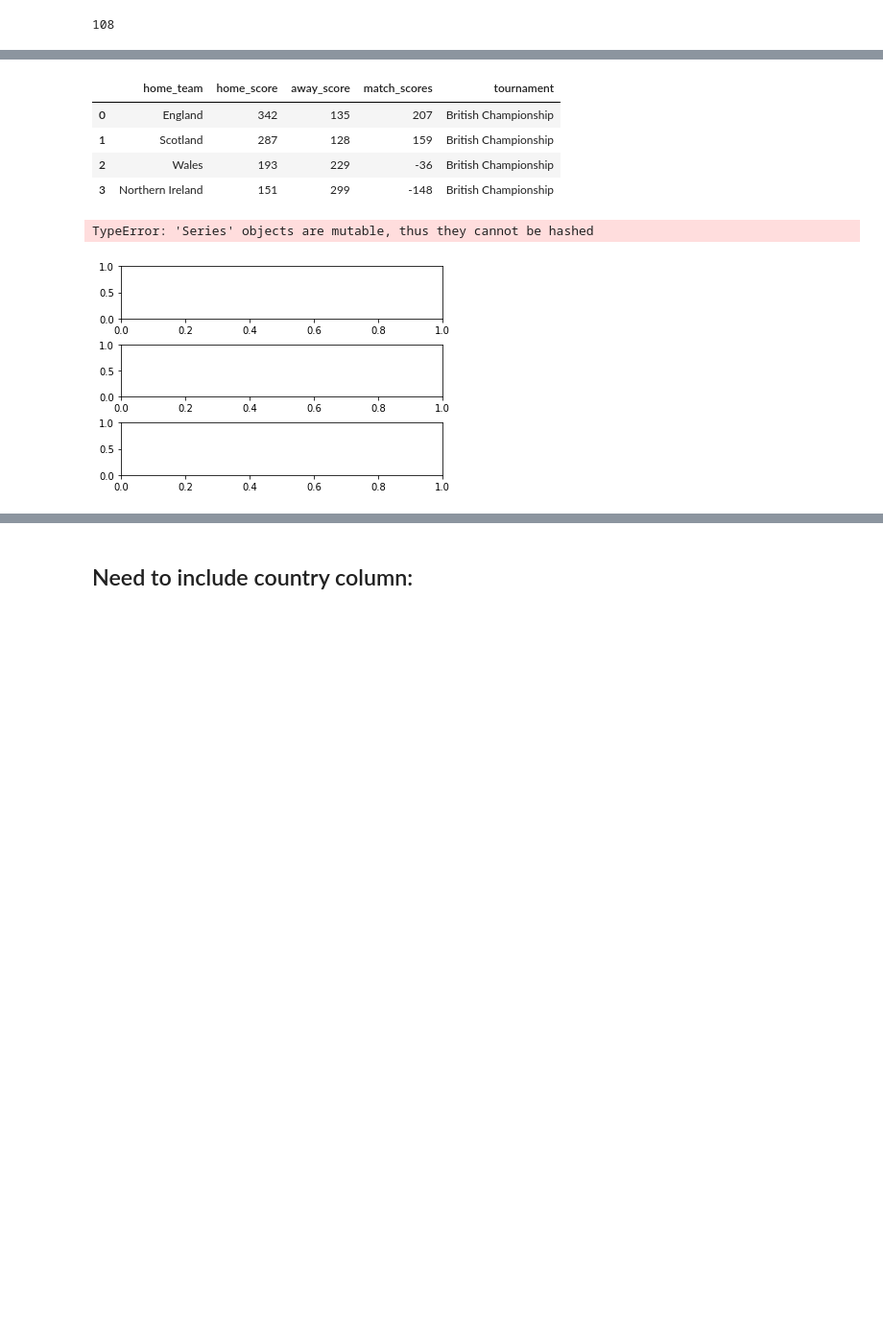
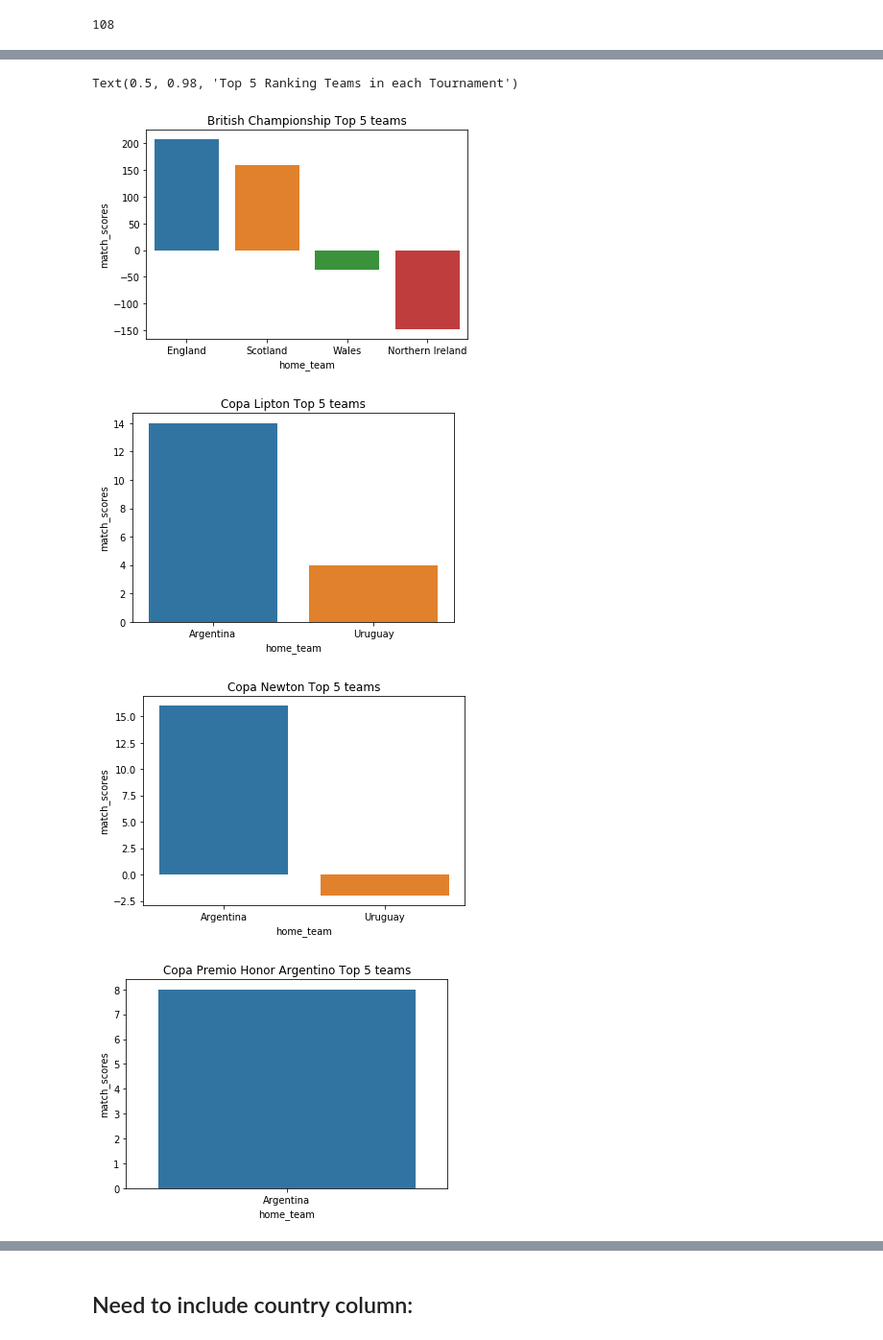
Before and after one commit to ylee9107/Visual-Analytics-Project-1---footballResults, a Jupyter notebook: Python files/Football_Task1._v2.ipynb, the cells around one changed output, grey strips where cells are left out. Shown at 96% size. Saved outputs shown, nothing was run; the diff lists cells and outputs as text; code cells hidden in the pictures; blank space fills up the shorter version.

Commit message:
Working code for plotting Ranked Teams per Tournament
Working code for plotting Ranked Teams per Tournament. Plotting figures.

```diff
--- a/Python files/Football_Task1._v2.ipynb
+++ b/Python files/Football_Task1._v2.ipynb
@@ -555,6 +542,0 @@ KeyError: 'tournament'
-# %%
-alist = ['a1', 'a2', 'a3']
-blist = ['b1', 'b2', 'b3']
-
-for i, (a, b) in enumerate(zip(alist, blist)):
-    print i, a, b
@@ -589,7 +605,0 @@ Text(0.5, 0.98, 'Top 5 Ranking Teams in each Tournament')
-# %%
-categorical = ['British Championship', 'Copa Lipton', 'Copa Newton']
-
-fig, ax = plt.subplots(len(categorical),1)
-
-for i, (a, b) in enumerate(zip(categorical, ax.flatten())):
-    print(i, a, b)
@@ -605,38 +606,24 @@ SyntaxError: invalid syntax (<ipython-input-132-7d745e514699>, line 1)
-# %%
-data_football_tournamentTypes_rankedTop5[0]
-# %% [output]
-|  | home_team | home_score | away_score | match_scores | tournament |
-| 0 | England | 342 | 135 | 207 | British Championship |
-| 1 | Scotland | 287 | 128 | 159 | British Championship |
-| 2 | Wales | 193 | 229 | -36 | British Championship |
-| 3 | Northern Ireland | 151 | 299 | -148 | British Championship |
 # %%
 # Plot:
 
-# categorical = list(data_football['tournament'].unique())
+categorical = list(data_football['tournament'].unique())
 
-categorical = ['British Championship', 'Copa Lipton', 'Copa Newton']
+# fig, ax = plt.subplots(len(categorical),1, figsize=(16, (len(categorical)*3)))
 
+for i, x_plots in enumerate(categorical):
 
-# fig, ax = plt.subplots(len(data_football_tournamentTypes_rankedTop5),1, figsize=(16, 25))
-fig, ax = plt.subplots(len(categorical),1)
-
-for i, (tournament_name, subplot) in enumerate(zip(categorical, ax.flatten())):
-    fig.subplots_adjust(hspace=.5)
+    df_temp = data_football_tournamentTypes_rankedTop5[i]
+    plt.figure(i)
+    plt.title(str(x_plots) + " " + str('Top 5 teams'))
     sns.barplot(x='home_team',
                 y='match_scores',
-                data=data_football_tournamentTypes_rankedTop5[data_football_tournamentTypes_rankedTop5[i]['tournament'] == tournament_name]).set(xlabel='Home Teams', ylabel='Match Scores')
-
-
-# Add Suplot Titles:
-# ax[0].set_title('Brooklyn')
-# ax[1].set_title('Manhattan')
-# ax[2].set_title('Queens')
-# ax[3].set_title('Staten Island')
-# ax[4].set_title('Bronx')
+                data=data_football_tournamentTypes_rankedTop5[i])
 
 # Add Overall Plot title:
 fig.suptitle('Top 5 Ranking Teams in each Tournament')
 # %% [output]
-TypeError: 'Series' objects are mutable, thus they cannot be hashed
+Text(0.5, 0.98, 'Top 5 Ranking Teams in each Tournament')
-[figure, old version]
+[figure, new version]
+[figure, added]
+[figure, added]
+[figure, added]
```
Also changed, not shown: parts of 8 cells of this notebook.
